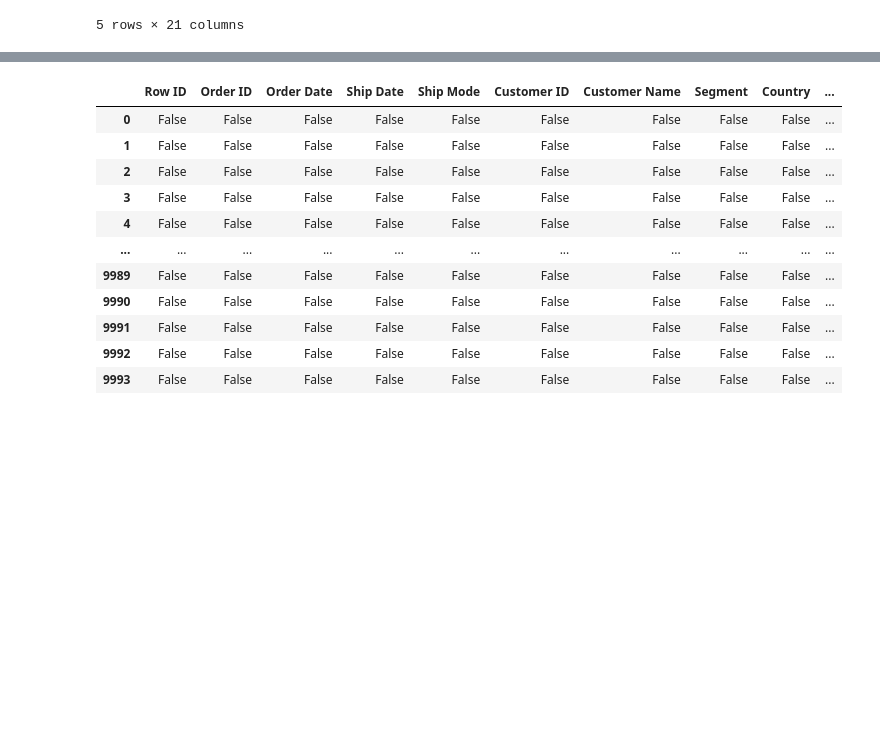
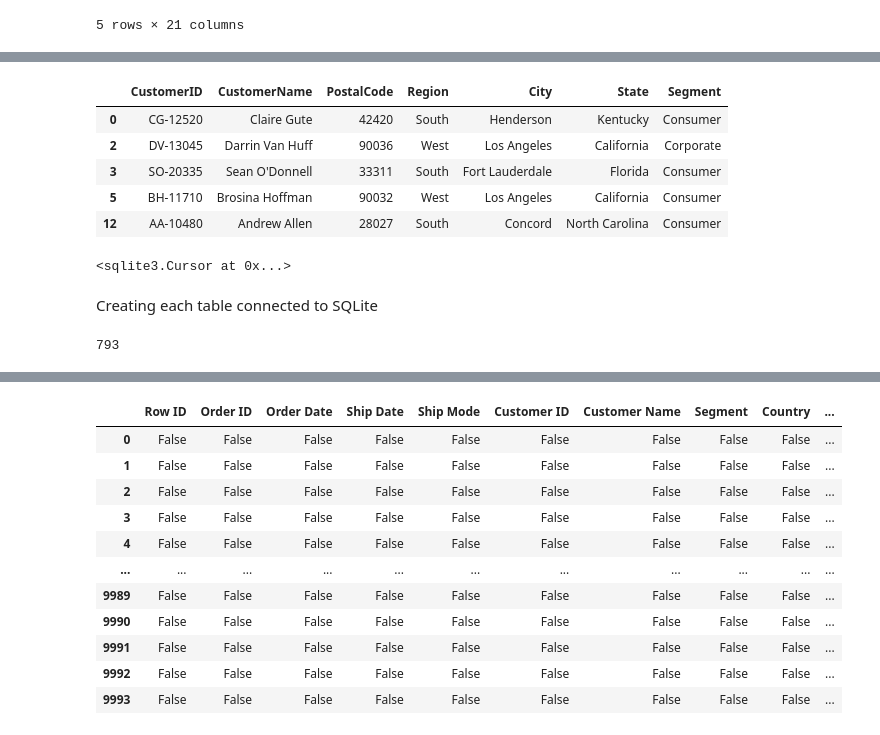
Before and after one commit to Meddy92-gif/E-commerce-Project, a Jupyter notebook: EDA_Superstore.ipynb, the cells around one changed output, grey strips where cells are left out. Saved outputs shown, nothing was run; the diff lists cells and outputs as text; code cells hidden in the pictures; blank space fills up the shorter version.

```diff
--- a/EDA_Superstore.ipynb
+++ b/EDA_Superstore.ipynb
@@ -52,0 +121,15 @@ np.int64(0)
+# %%
+customers.head()
+# %% [output]
+|  | CustomerID | CustomerName | PostalCode | Region | City | State | Segment |
+| 0 | CG-12520 | Claire Gute | 42420 | South | Henderson | Kentucky | Consumer |
+| 2 | DV-13045 | Darrin Van Huff | 90036 | West | Los Angeles | California | Corporate |
+| 3 | SO-20335 | Sean O'Donnell | 33311 | South | Fort Lauderdale | Florida | Consumer |
+| 5 | BH-11710 | Brosina Hoffman | 90032 | West | Los Angeles | California | Consumer |
+| 12 | AA-10480 | Andrew Allen | 28027 | South | Concord | North Carolina | Consumer |
+# %%
+cursor.execute('DROP TABLE Customer;')
+# %% [output]
+<sqlite3.Cursor at 0x...>
+# %% [markdown]
+Creating each table connected to SQLite
@@ -52,0 +156,4 @@ np.int64(0)
+# %%
+customers.to_sql('Customer', db_conn, if_exists='append', index=False)
+# %% [output]
+793
```
Also changed, not shown: parts of 39 cells of this notebook, 3 other files.
